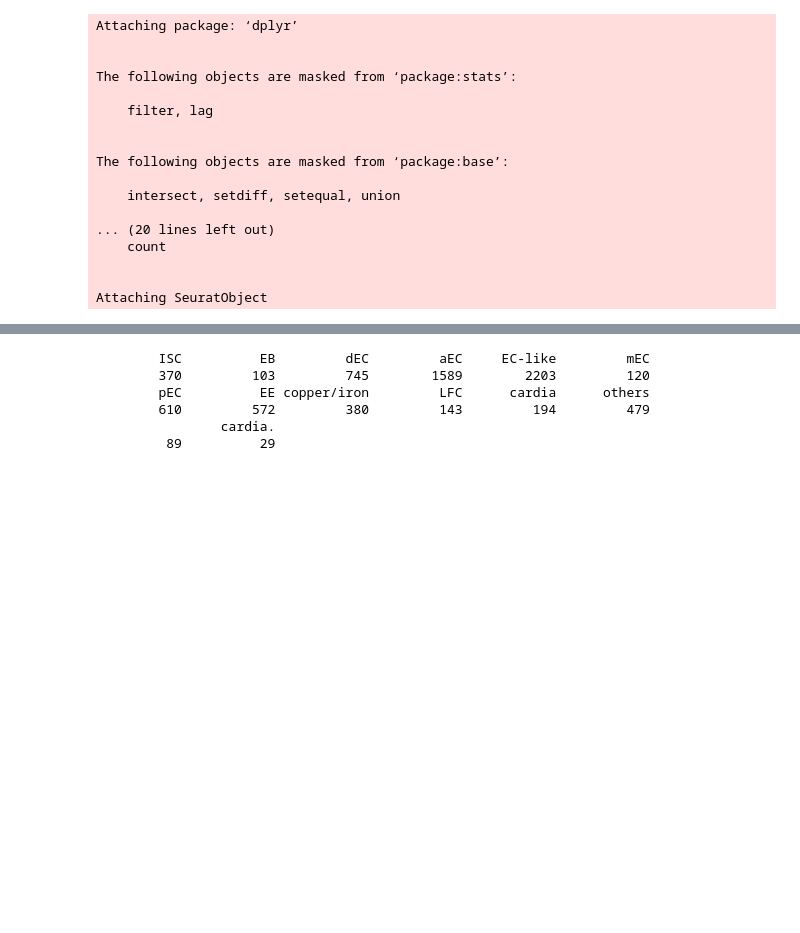
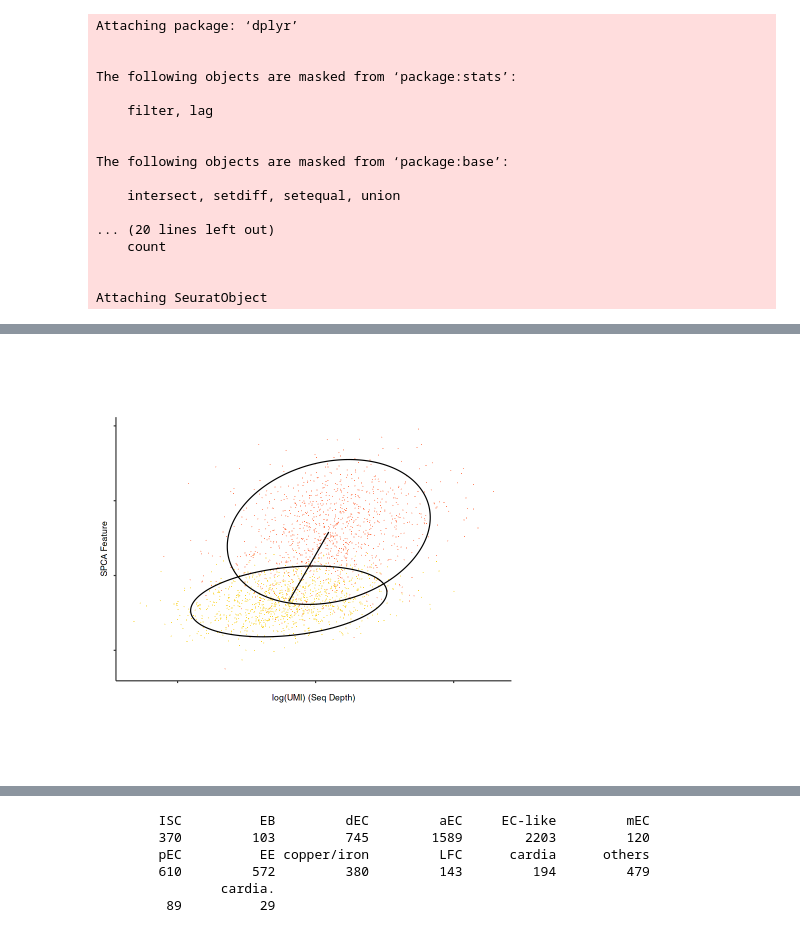
Before and after one commit to ringw/spcaFeaturesDrosophila, a Jupyter notebook: figure/FigS4.ipynb, the cells around one changed output, grey strips where cells are left out. Cells and saved outputs as stored; diff of their text form; code cells hidden in the pictures; blank space fills up the shorter version.

```diff
--- a/figure/FigS4.ipynb
+++ b/figure/FigS4.ipynb
@@ -83,0 +120,86 @@ simple_violin_plot <- function(data, size=0.6, ...) {
+# %%
+library(dplyr)
+library(ggforce)
+library(ggplot2)
+library(ggrastr)
+library(tibble)
+library(withr)
+
+xform <- list(
+  ISC = rbind(
+    c(plotparam$X_sd[1] * sqrt(1 - plotparam$R[1]^2), plotparam$X_sd[1] * plotparam$R[1], plotparam$X_mean[1]),
+    c(0, plotparam$Y_sd[1], plotparam$Y_mean[1]),
+    c(0, 0, 1)
+  ),
+  EB = rbind(
+    c(plotparam$X_sd[2] * sqrt(1 - plotparam$R[2]^2), plotparam$X_sd[2] * plotparam$R[2], plotparam$X_mean[2]),
+    c(0, plotparam$Y_sd[2], plotparam$Y_mean[2]),
+    c(0, 0, 1)
+  )
+)
+ellipses <- sapply(
+  xform,
+  \(xform) with(
+    svd(xform[1:2, 1:2]),
+    tibble(
+      x0 = xform[1, 3],
+      y0 = xform[2, 3],
+      a = d[1],
+      b = d[2],
+      angle = atan2(u[2, 1], u[1, 1])
+    )
+  ),
+  simplify=FALSE
+) %>%
+  bind_rows(.id = "celltype")
+
+npoints <- 1000
+data <- with_seed(
+  0,
+  sapply(
+    xform,
+    \(xform) rnorm(n = 2 * npoints) %>%
+      matrix(nrow = 2) %>%
+      rbind(rep(1, ncol(.))) %>%
+      `%*%`(xform, .) %>%
+      t() %>%
+      as.data.frame() %>%
+      subset(select=-V3) %>%
+      `colnames<-`(value = c("x", "y")),
+    simplify = FALSE
+  ) %>%
+    bind_rows(.id = "celltype") %>%
+    mutate(celltype = factor(celltype, c("ISC", "EB")))
+)
+ggplot() +
+  rasterise(
+    geom_point(aes(x, y, color=celltype), data, stroke=NA, size=0.5),
+    dpi=600
+  ) +
+  scale_color_manual(
+    values = c("#FAD11B", "#FF7349")
+  ) +
+  geom_ellipse(
+    aes(x0 = x0, y0 = y0, a = a * qnorm(0.975), b = b * qnorm(0.975), angle = angle),
+    ellipses,
+    color = "black"
+  ) +
+  annotate(
+    "segment",
+    ellipses$x0[1],
+    ellipses$y0[1],
+    xend = ellipses$x0[2],
+    yend = ellipses$y0[2]
+  ) +
+  scale_x_continuous(breaks = scales::pretty_breaks(3), labels = \(x) rep("", length(x))) +
+  scale_y_continuous(labels = \(x) rep("", length(x))) +
+  labs(x = "log(UMI) (Seq Depth)", y = "SPCA Feature") +
+  axisline +
+  theme(
+    aspect.ratio = 2/3,
+    legend.position = "none",
+    panel.grid = element_blank(),
+  )
+ggsave("figure/Fig4Ill.pdf", w=2.5, h=1.75)
+# %% [output]
+[figure, added]
```
Also changed, not shown: parts of 9 cells of this notebook.
